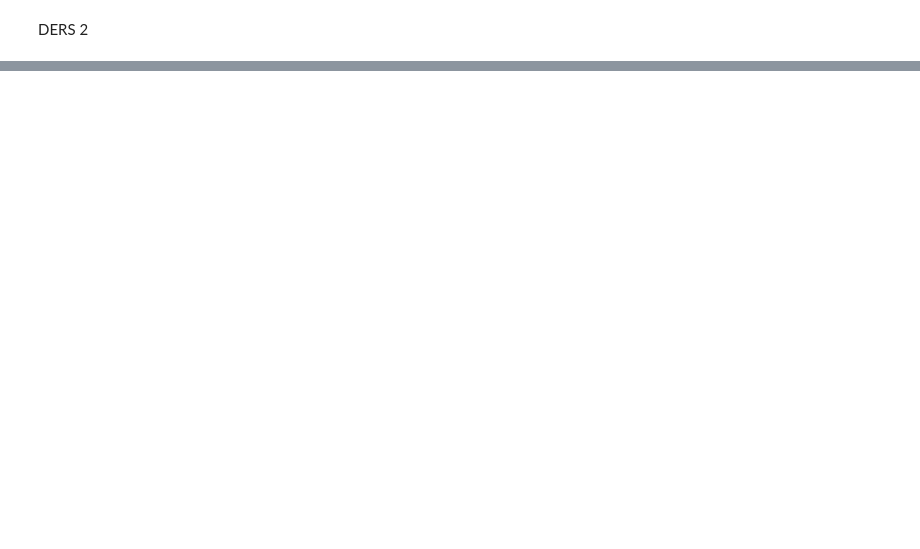
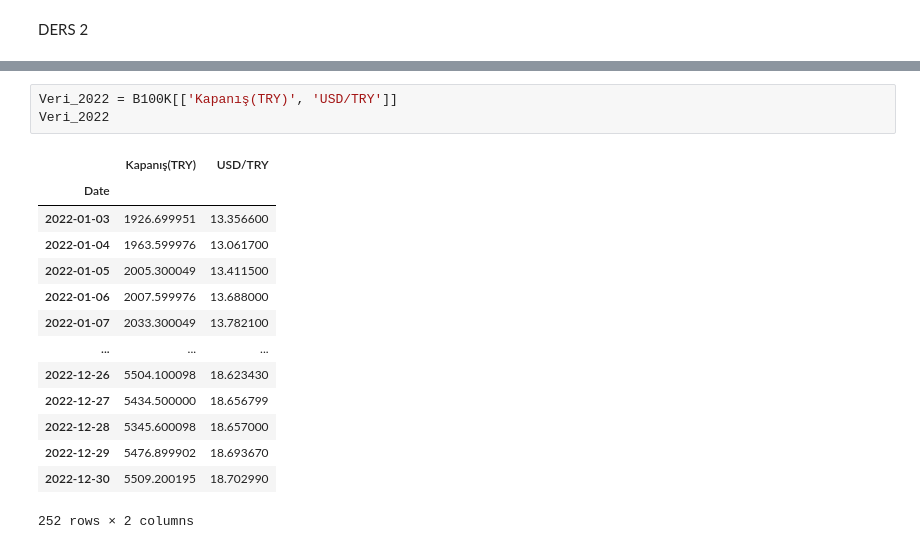
Before and after one commit to seydatasdan/GMKA_Seyda_Tasdan, a Jupyter notebook: DersNotları.ipynb, the cells around one changed output, grey strips where cells are left out. Drawn from its saved outputs; the diff is of its cells as text; blank space fills up the shorter version.

```diff
--- a/DersNotları.ipynb
+++ b/DersNotları.ipynb
@@ -300,0 +344,18 @@ fig.update_layout(title = 'Normalize BIST 100 ve Normalize Kur',
+# %%
+Veri_2022 = B100K[['Kapanış(TRY)', 'USD/TRY']]
+Veri_2022
+# %% [output]
+|  | Kapanış(TRY) | USD/TRY |
+| Date |  |  |
+| 2022-01-03 | 1926.699951 | 13.356600 |
+| 2022-01-04 | 1963.599976 | 13.061700 |
+| 2022-01-05 | 2005.300049 | 13.411500 |
+| 2022-01-06 | 2007.599976 | 13.688000 |
+| 2022-01-07 | 2033.300049 | 13.782100 |
+| ... | ... | ... |
+| 2022-12-26 | 5504.100098 | 18.623430 |
+| 2022-12-27 | 5434.500000 | 18.656799 |
+| 2022-12-28 | 5345.600098 | 18.657000 |
+| 2022-12-29 | 5476.899902 | 18.693670 |
+| 2022-12-30 | 5509.200195 | 18.702990 |
+252 rows × 2 columns
```
Also changed, not shown: parts of 12 cells of this notebook.
